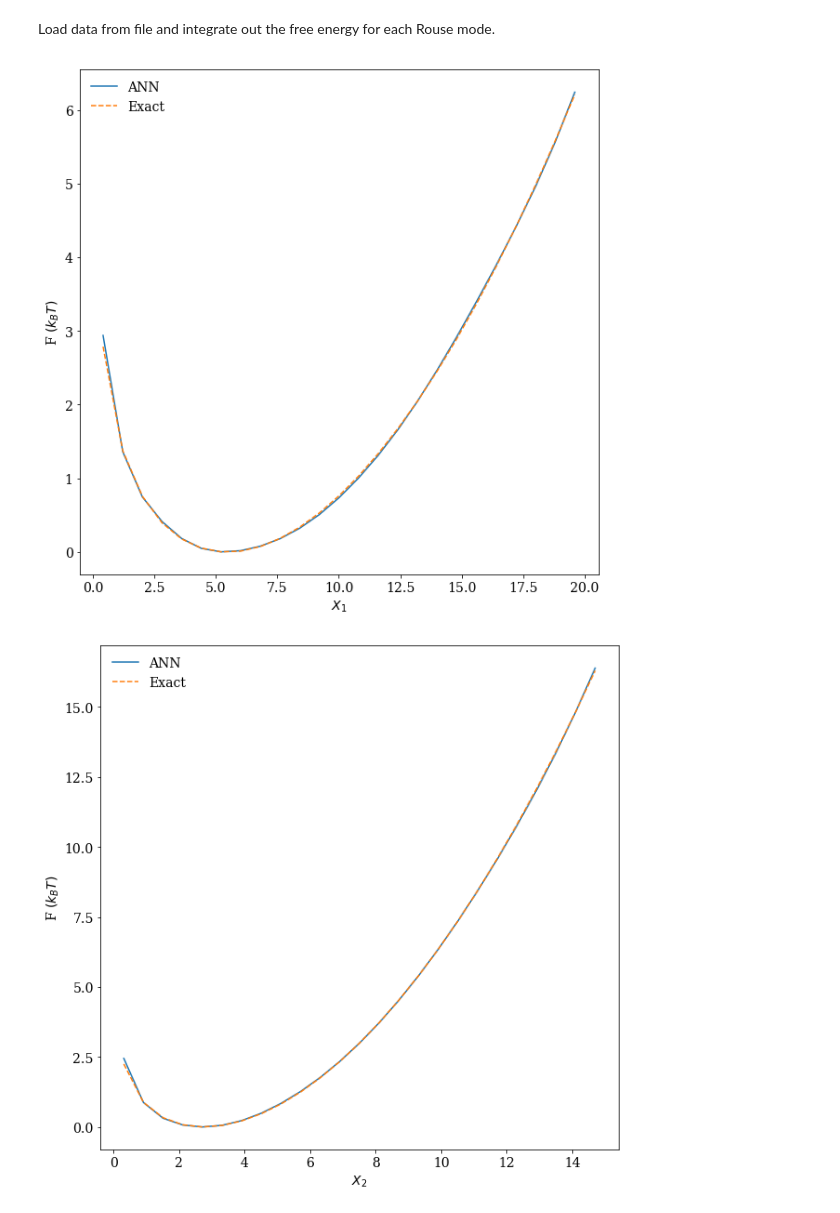
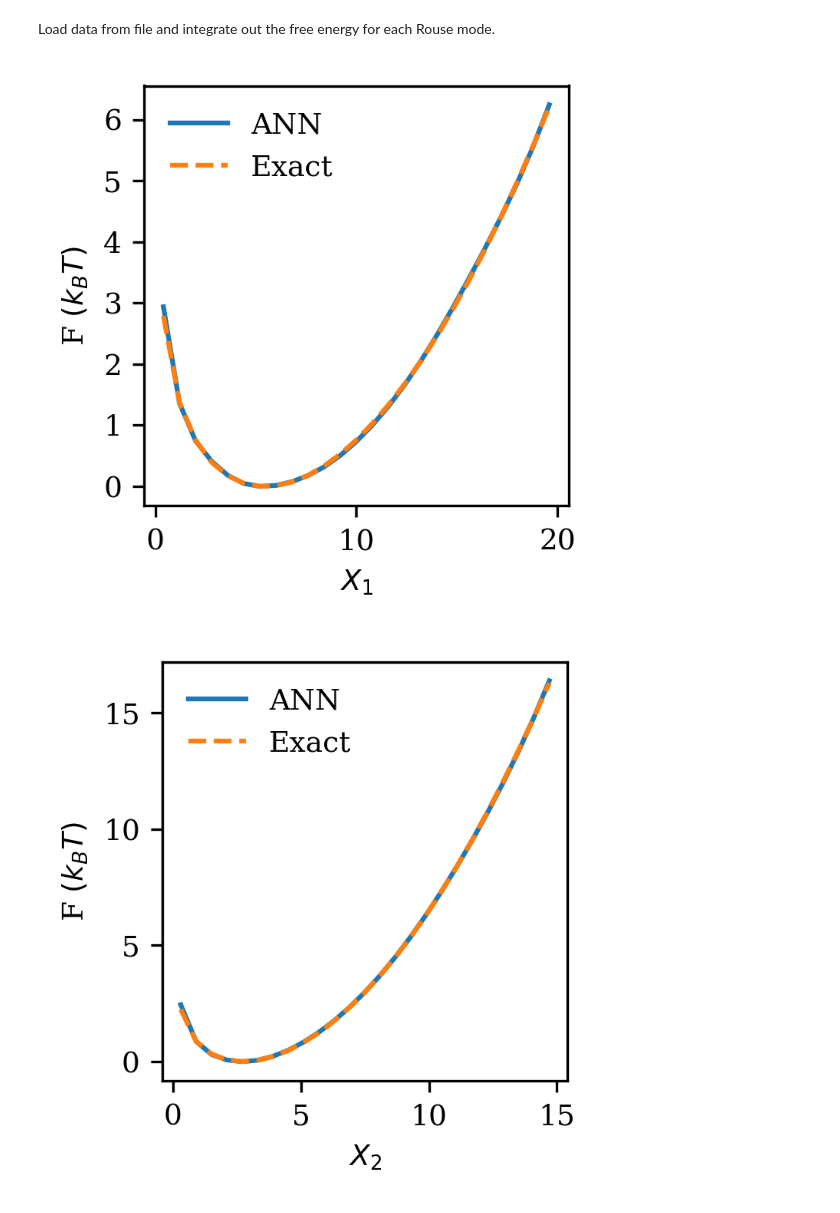
Before and after one commit to hsidky/ann_sampling, a Jupyter notebook: polymer_rouse/rouse_plot_data.ipynb, the cells around one changed output. Cells and saved outputs as stored; diff of their text form; code cells hidden in the pictures.

Commit message:
Figure updates.

```diff
--- a/polymer_rouse/rouse_plot_data.ipynb
+++ b/polymer_rouse/rouse_plot_data.ipynb
@@ -49,36 +52,39 @@ fa2 = fa2 - np.min(fa2)
 fa3 = rouse_free_energy(21, 3, zg[0,0,:])
 fa3 = fa3 - np.min(fa3)
 
 # Set figure settings.
 plt.rcParams["font.family"] = "serif"
-plt.rcParams["font.size"] = 14
+plt.rcParams["font.size"] = 9
 
-fig = plt.figure(figsize=(10,10))
+fig = plt.figure(figsize=(2.5,2.5), dpi=300)
 plt.plot(xg[:,0,0], fx1)
 plt.plot(xg[:,0,0], fa1, linestyle="--")
 plt.legend(["ANN", "Exact"], frameon=False)
 plt.xlabel("$X_1$")
 plt.ylabel("F $(k_BT)$")
+plt.tight_layout()
 plt.savefig("rouse_x1.png")
 plt.show()
 
-fig = plt.figure(figsize=(10,10))
+fig = plt.figure(figsize=(2.5,2.5), dpi=300)
 plt.plot(yg[0,:,0], fx2)
 plt.plot(yg[0,:,0], fa2, linestyle="--")
 plt.legend(["ANN", "Exact"], frameon=False)
 plt.xlabel("$X_2$")
 plt.ylabel("F $(k_BT)$")
+plt.tight_layout()
 plt.savefig("rouse_x2.png")
 plt.show()
 
-fig = plt.figure(figsize=(10,10))
+fig = plt.figure(figsize=(2.5,2.5), dpi=300)
 plt.plot(zg[0,0,:], fx3)
 plt.plot(zg[0,0,:], fa3, linestyle="--")
 plt.legend(["ANN", "Exact"], frameon=False)
 plt.xlabel("$X_3$")
 plt.ylabel("F $(k_BT)$")
+plt.tight_layout()
 plt.savefig("rouse_x3.png")
 plt.show()
 # %% [output]
-[figure, old version]
+[figure, new version]
-[figure, old version]
+[figure, new version]
```
Also changed, not shown: parts of 2 cells of this notebook, 5 other files.
